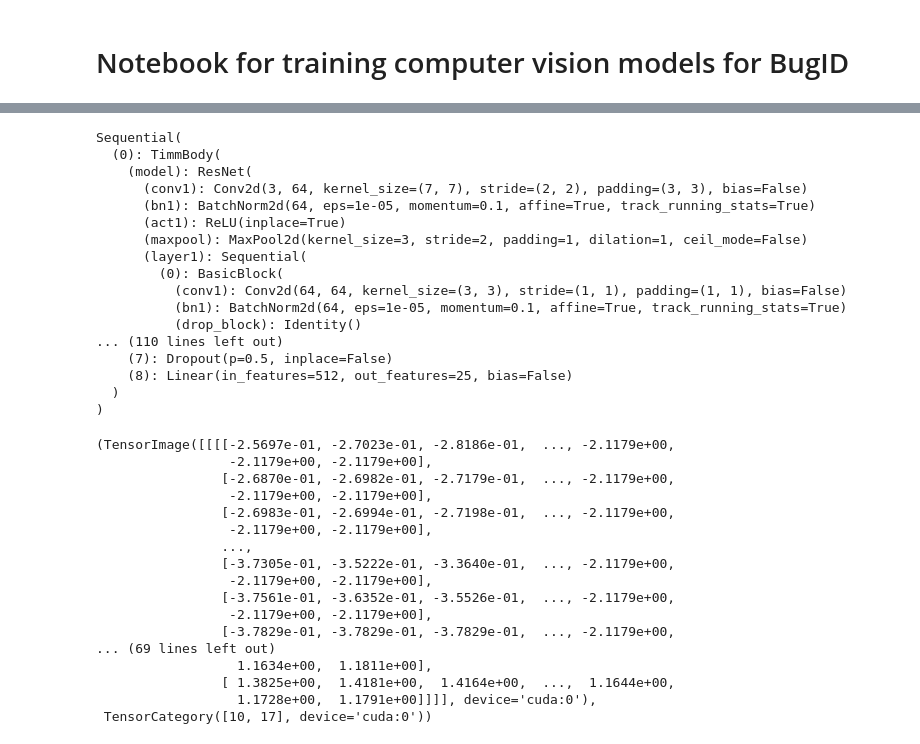
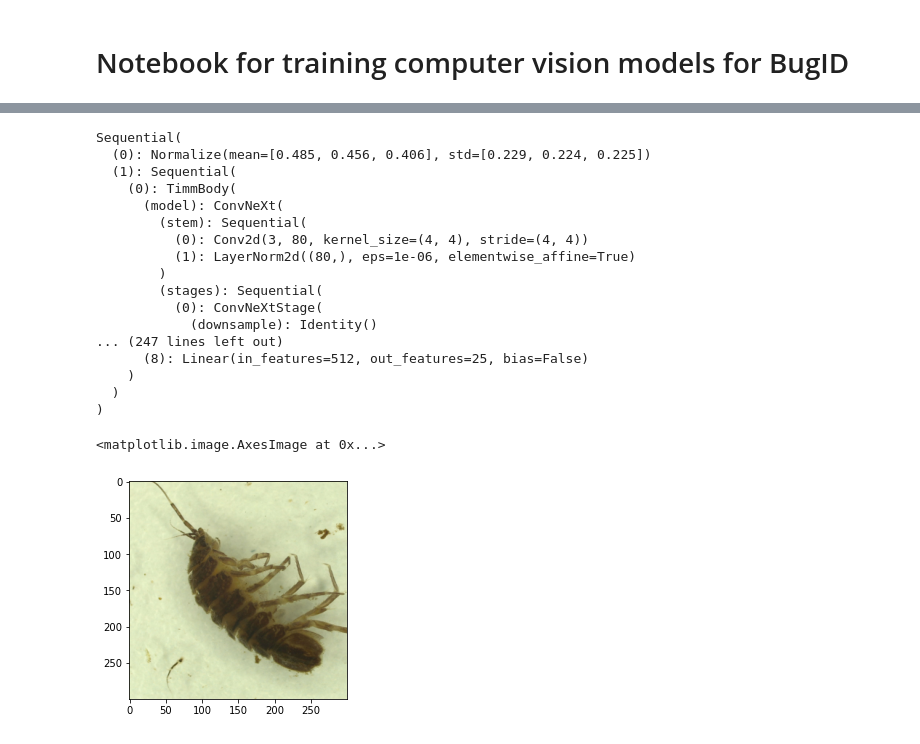
Before and after one commit to KennethTM/macro_inv_id, a Jupyter notebook: BugID models.ipynb, the cells around one changed output, grey strips where cells are left out. Saved outputs shown, nothing was run; the diff lists cells and outputs as text; code cells hidden in the pictures.

```diff
--- a/BugID models.ipynb
+++ b/BugID models.ipynb
@@ -172,10 +180,13 @@ spec, idx, probs = learn.predict(image_sample)
 #Load ONNX model using opencv
 model = cv2.dnn.readNetFromONNX(f"models/{model_name}.onnx")
 # %%
-#Preprocess sample image using opencv (similar to GUI)
-model_input = cv2.dnn.blobFromImage(
-                image = cv2.imread(image_sample),
+def img_preproc(path):
+    image = cv2.imread(path)
+    preproc = cv2.dnn.blobFromImage(
+                image = image,
                 scalefactor = 1/255,
                 size = (img_size, img_size),
                 swapRB=True,
                 crop=True)
+
+    return preproc
@@ -213,25 +221,25 @@ The 'nopython' keyword argument was not supplied to the 'numba.jit' decorator. T
 # %%
 device = torch.device("cuda:0" if torch.cuda.is_available() else "cpu")
 
-model = learn.model
+model = nn.Sequential(normalization_layer, torch_model)
 
+model.eval()
 model.to(device)
-model.eval()
 # %% [output]
 Sequential(
-  (0): TimmBody(
-    (model): ResNet(
-      (conv1): Conv2d(3, 64, kernel_size=(7, 7), stride=(2, 2), padding=(3, 3), bias=False)
-      (bn1): BatchNorm2d(64, eps=1e-05, momentum=0.1, affine=True, track_running_stats=True)
-      (act1): ReLU(inplace=True)
-      (maxpool): MaxPool2d(kernel_size=3, stride=2, padding=1, dilation=1, ceil_mode=False)
-      (layer1): Sequential(
-        (0): BasicBlock(
-          (conv1): Conv2d(64, 64, kernel_size=(3, 3), stride=(1, 1), padding=(1, 1), bias=False)
-          (bn1): BatchNorm2d(64, eps=1e-05, momentum=0.1, affine=True, track_running_stats=True)
-          (drop_block): Identity()
-... (110 lines left out)
-    (7): Dropout(p=0.5, inplace=False)
-    (8): Linear(in_features=512, out_features=25, bias=False)
+  (0): Normalize(mean=[0.485, 0.456, 0.406], std=[0.229, 0.224, 0.225])
+  (1): Sequential(
+    (0): TimmBody(
+      (model): ConvNeXt(
+        (stem): Sequential(
+          (0): Conv2d(3, 80, kernel_size=(4, 4), stride=(4, 4))
+          (1): LayerNorm2d((80,), eps=1e-06, elementwise_affine=True)
+        )
+        (stages): Sequential(
+          (0): ConvNeXtStage(
+            (downsample): Identity()
+... (247 lines left out)
+      (8): Linear(in_features=512, out_features=25, bias=False)
+    )
   )
 )
@@ -285,21 +294,12 @@ X, y = next(iter(learn.dls.train))
-# %%
-X[1:3], y[1:3]
-# %% [output]
-(TensorImage([[[[-2.5697e-01, -2.7023e-01, -2.8186e-01,  ..., -2.1179e+00,
-                 -2.1179e+00, -2.1179e+00],
-                [-2.6870e-01, -2.6982e-01, -2.7179e-01,  ..., -2.1179e+00,
-                 -2.1179e+00, -2.1179e+00],
-                [-2.6983e-01, -2.6994e-01, -2.7198e-01,  ..., -2.1179e+00,
-                 -2.1179e+00, -2.1179e+00],
-                ...,
-                [-3.7305e-01, -3.5222e-01, -3.3640e-01,  ..., -2.1179e+00,
-                 -2.1179e+00, -2.1179e+00],
-                [-3.7561e-01, -3.6352e-01, -3.5526e-01,  ..., -2.1179e+00,
-                 -2.1179e+00, -2.1179e+00],
-                [-3.7829e-01, -3.7829e-01, -3.7829e-01,  ..., -2.1179e+00,
-... (69 lines left out)
-                  1.1634e+00,  1.1811e+00],
-                [ 1.3825e+00,  1.4181e+00,  1.4164e+00,  ...,  1.1644e+00,
-                  1.1728e+00,  1.1791e+00]]]], device='cuda:0'),
- TensorCategory([10, 17], device='cuda:0'))
+# %%
+imgs_list = ["image_preproc/valid/Asellus sp/CPH-Asellus sp.-15.png",
+             "image_preproc/valid/Nemoura sp/CPH-Nemoura sp.-2266.png"]
+
+X = np.stack([img_preproc(i) for i in imgs_list])
+X = torch.Tensor(X.squeeze().transpose((0, 2, 3, 1)))
+# %%
+plt.imshow(X[0].numpy())
+# %% [output]
+<matplotlib.image.AxesImage at 0x...>
+[figure, added]
 # %%
```
Also changed, not shown: parts of 29 cells of this notebook.
